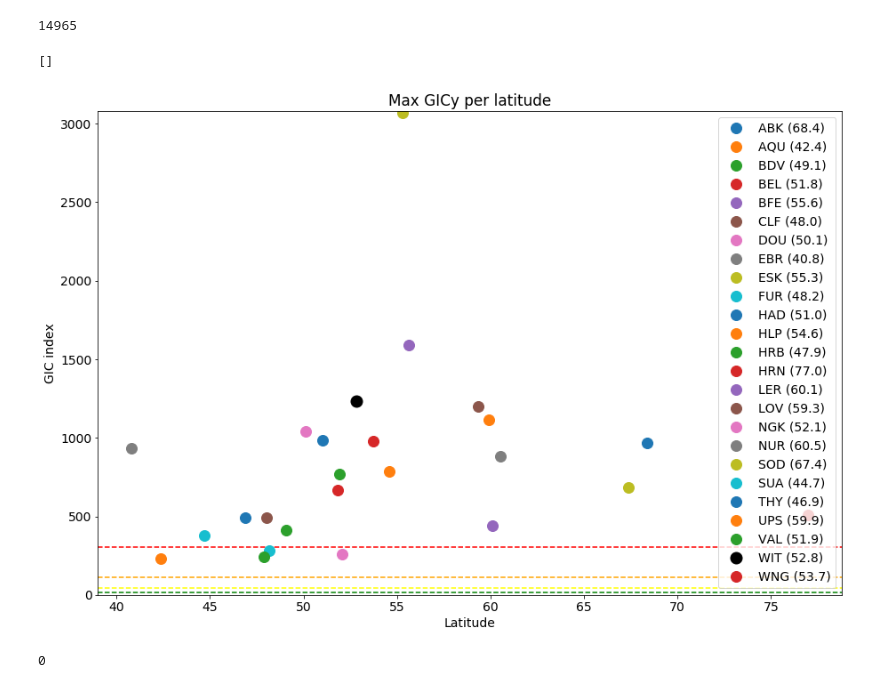
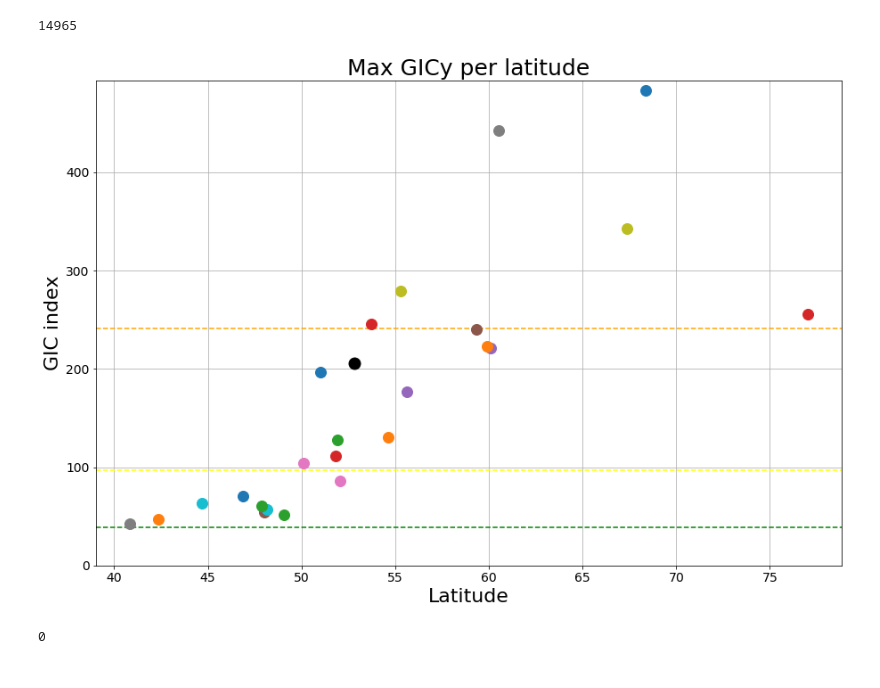
Before and after one commit to outfrenk/Dutch_GIC, a Jupyter notebook: partial_code/testing_script.ipynb, the cells around one changed output. Saved outputs shown, nothing was run; the diff lists cells and outputs as text; code cells hidden in the pictures.

```diff
--- a/partial_code/testing_script.ipynb
+++ b/partial_code/testing_script.ipynb
@@ -439,9 +439,9 @@ def transferfunction(freq,model): #Where B is given, NOT H!
             cond[0,:]=[1./1.,1./5000.,1./1.,1./10.] #conductivity top to bottom
             cond[1,:]=[2000,6000,4000,0] #depth top to bottom in m
         elif model == 2:
-            cond=np.zeros((2,4)) #deep ocean
-            cond[0,:]=[4.,1./5000.,1./1.,1./10.] #conductivity top to bottom
-            cond[1,:]=[2000,6000,4000,0] #depth top to bottom in m
+            cond=np.zeros((2,5)) #deep ocean
+            cond[0,:]=[4.,1,1./5000.,1./1.,1./10.] #conductivity top to bottom
+            cond[1,:]=[4000,2000,6000,4000,0] #depth top to bottom in m
         elif model == 3:
             cond=np.zeros((2,2)) #GIC in Europe paper
             cond[0,:]=[1./38.5,1./0.385] #conductivity top to bottom
@@ -1187,54 +1192,54 @@ import matplotlib.pyplot as plt
 import os
 import numpy as np
 newfile=pd.read_csv('/nobackup/users/out/Magnetic_field/Tozzi_merged/GIC_index.txt', delimiter=' ', header=None)
 fig=plt.figure(figsize=(15,10))
 ax=fig.add_subplot()
 maxi=0
 factor=[2,5,8,6,9,9,10,22,11,5,5,6,4,2,2,5,3,2,2,6,7,5,6,6,4]
 os.system(f'ls /usr/people/out/Documents/Magnetic_field/magnetic_data/Tozzi/23-10-2003_Tozzi/ > /nobackup/users/out/Magnetic_field/Tozzi_merged/temp.txt') #get coordinates
 f=open(f'/nobackup/users/out/Magnetic_field/Tozzi_merged/temp.txt')
 string2=[]
 for item in f:
     item=item.strip("\n")
     string2.append(item)
 string2=sorted(string2)
 lat=np.zeros(len(string2))
 lon=np.zeros(len(string2))
 stat=[]
 for counter2,item in enumerate(string2):
     File=open(f'/usr/people/out/Documents/Magnetic_field/magnetic_data/Tozzi/23-10-2003_Tozzi/{item}')
     for counter,line in enumerate(File):
         if counter==3:
             words=line.split()
             stat.append(words[2])
 os.system(f'rm /nobackup/users/out/Magnetic_field/Tozzi_merged/temp.txt')
 plt.rcParams.update({'font.size': 14})
-ax.set_title('Max GICy per latitude')
-plt.rcParams.update({'font.size': 14})
-ax.set_ylabel('GIC index')
-ax.set_xlabel('Latitude')
-ax.axhline(16, linestyle='--', color='green')#, label='5%')
-ax.axhline(43, linestyle='--', color='yellow')#, label='35%')
-ax.axhline(114, linestyle='--', color='orange')#, label='65%')
-ax.axhline(304, linestyle='--', color='red')#, label='95%')
-# ax.axhline(39, linestyle='--', color='green')#, label='5%')
-# ax.axhline(97, linestyle='--', color='yellow')#, label='35%')
-# ax.axhline(241, linestyle='--', color='orange')#, label='65%')
-# ax.axhline(600, linestyle='--', color='red')#, label='95%')
+ax.set_title('Max GICy per latitude',fontsize=25)
+
+ax.set_ylabel('GIC index', fontsize=22)
+ax.set_xlabel('Latitude', fontsize=22)
+# ax.axhline(16, linestyle='--', color='green')#, label='5%')
+# ax.axhline(43, linestyle='--', color='yellow')#, label='35%')
+# ax.axhline(114, linestyle='--', color='orange')#, label='65%')
+# ax.axhline(304, linestyle='--', color='red')#, label='95%')
+ax.axhline(39, linestyle='--', color='green')#, label='5%')
+ax.axhline(97, linestyle='--', color='yellow')#, label='35%')
+ax.axhline(241, linestyle='--', color='orange')#, label='65%')
+ax.axhline(600, linestyle='--', color='red')#, label='95%')
 for line in range(len(newfile)):
     if newfile.iloc[line,1] > 52.8 and newfile.iloc[line,1] < 52.9:
-        ax.plot(newfile.iloc[line,1],newfile.iloc[line,3]*factor[line], 'o',label=f'{stat[line]} (%.1f)'%newfile.iloc[line,1], markersize=13, color='black')
+        ax.plot(newfile.iloc[line,1],newfile.iloc[line,3], 'o',label=f'{stat[line]} (%.1f)'%newfile.iloc[line,1], markersize=13, color='black')
     else:
-        ax.plot(newfile.iloc[line,1],newfile.iloc[line,3]*factor[line], 'o',label=f'{stat[line]} (%.1f)'%newfile.iloc[line,1], markersize=12)
-    if maxi < newfile.iloc[line,3]*factor[line]:
-        maxi = newfile.iloc[line,3]*factor[line]
-ax.legend()
+        ax.plot(newfile.iloc[line,1],newfile.iloc[line,3], 'o',label=f'{stat[line]} (%.1f)'%newfile.iloc[line,1], markersize=12)
+    if maxi < newfile.iloc[line,3]:
+        maxi = newfile.iloc[line,3]
+# ax.legend(bbox_to_anchor=(0.94,0.5),loc='center right')
 ax.set_ylim(0,maxi+10)
-plt.plot()
-# plt.savefig('/nobackup/users/out/Magnetic_field/Tozzi_merged/GICx_lat.png')
+ax.grid()
+# plt.plot()
+plt.savefig('/nobackup/users/out/Magnetic_field/Tozzi_merged/GICy_lat.png')
 # %% [output]
-[]
-[figure, old version]
+[figure, new version]
 # %%
 ### get plot of maximum GIC ###
 import os
```
Also changed, not shown: parts of 3 cells of this notebook, 7 other files.
